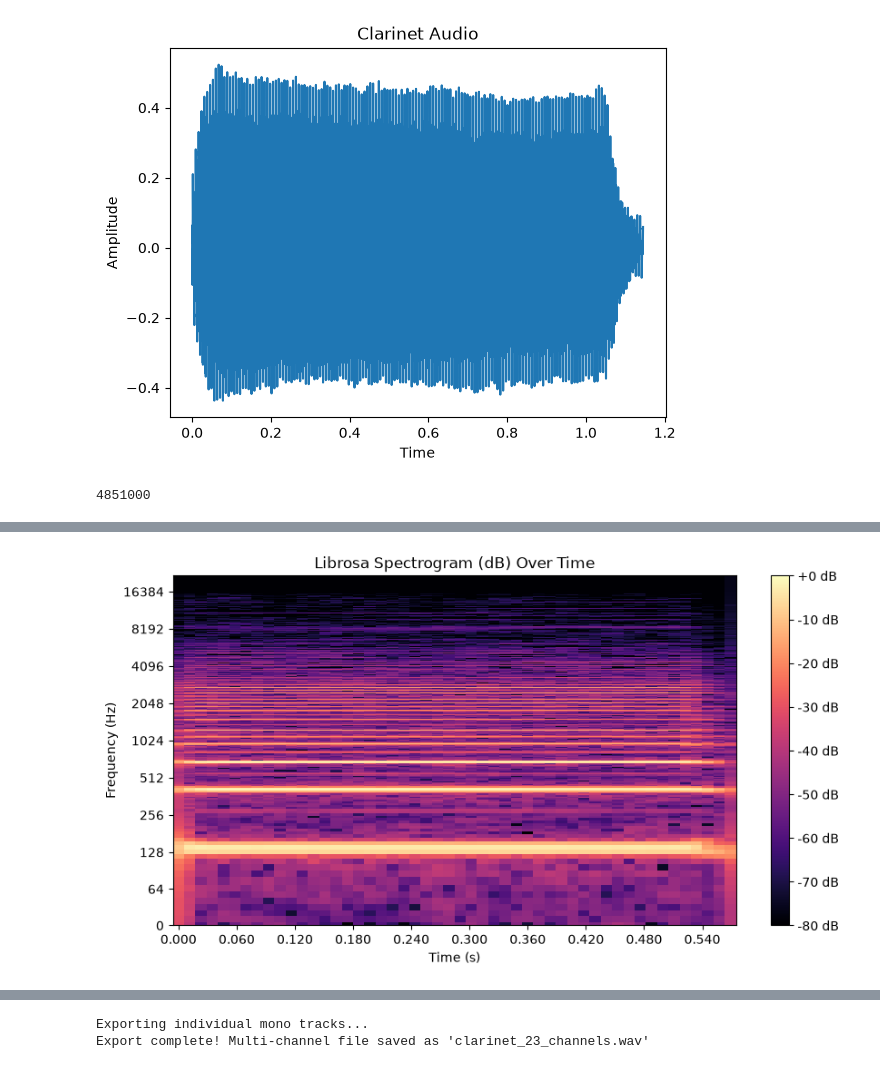
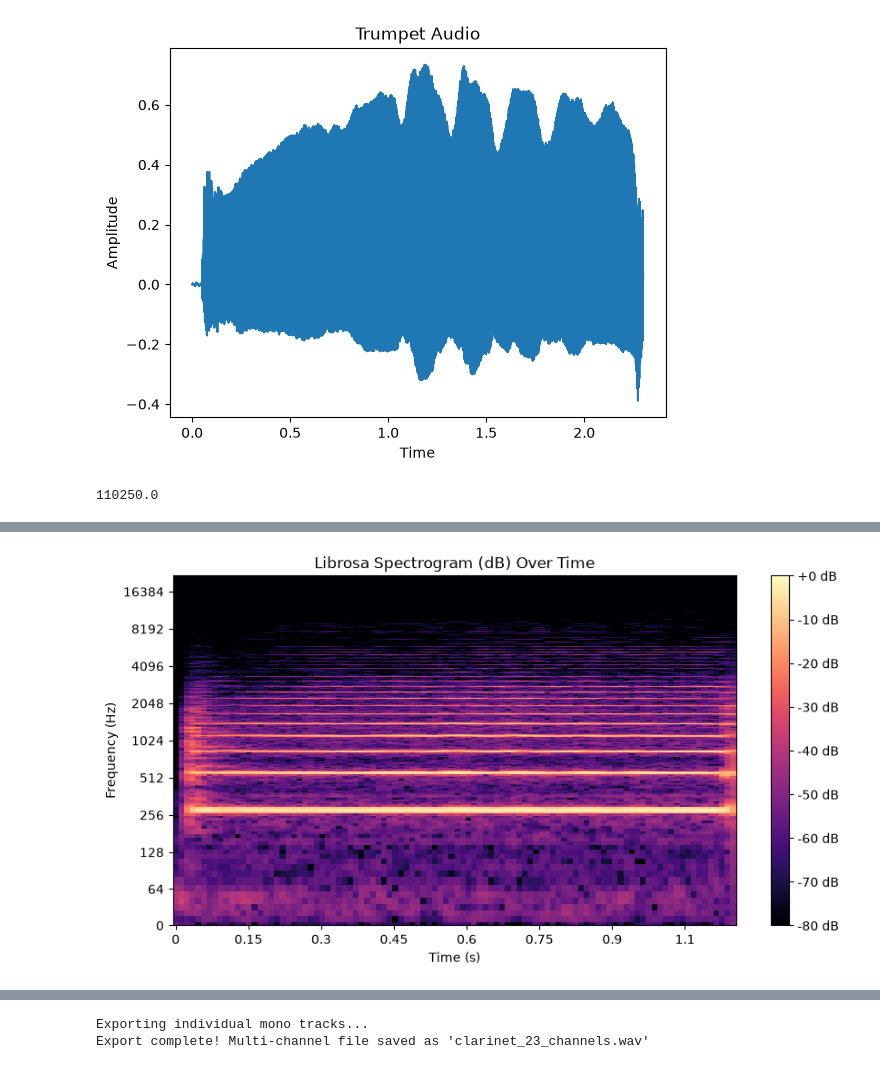
Before and after one commit to Yonzzy21/timbreframe, a Jupyter notebook: sound_decomposition_backend.ipynb, the cells around one changed output, grey strips where cells are left out. Drawn from its saved outputs; the diff is of its cells as text; code cells hidden in the pictures.

```diff
--- a/sound_decomposition_backend.ipynb
+++ b/sound_decomposition_backend.ipynb
@@ -8,23 +8,23 @@ from scipy.signal import find_peaks
 import os
 import soundfile as sf
 # %%
-x, sr = librosa.load('/Users/jonathan/soundwall_project/assets/clarinet.mp3', sr = None)
-x = x[4838500:4889000]
+x, sr = librosa.load('/Users/jonathan/soundwall_project/timbreframe/assets/trumpet_eb.mp3', sr = None)
+x = x[1146600:1146600+int(sr*2.3)]
 n_fft = 4096
 hop_length = 1024
 freq_res = sr / n_fft
 time = len(x)/sr #time in seconds
 plt.plot(np.linspace(0, time, len(x)), x)
 plt.xlabel('Time')
 plt.ylabel('Amplitude')
-plt.title('Clarinet Audio')
+plt.title('Trumpet Audio')
 plt.show()
 # %% [output]
-[figure, old version]
+[figure, new version]
 # %%
-sr *110
+sr *2.5
 # %% [output]
-4851000
+110250.0
 # %%
 Audio(x, rate=sr)
 # %% [output]
@@ -46,7 +46,7 @@ plt.colorbar(format='%+2.0f dB')
 plt.ylim(0, sr/2)
 plt.show()
 # %% [output]
-[figure, old version]
+[figure, new version]
 # %%
 mag_mean = np.mean(mag, axis=1) ####Taking the mean of the magnitude across the time axis
 print(mag_mean.shape)
```
Also changed, not shown: parts of 5 cells of this notebook, 13 other files.
